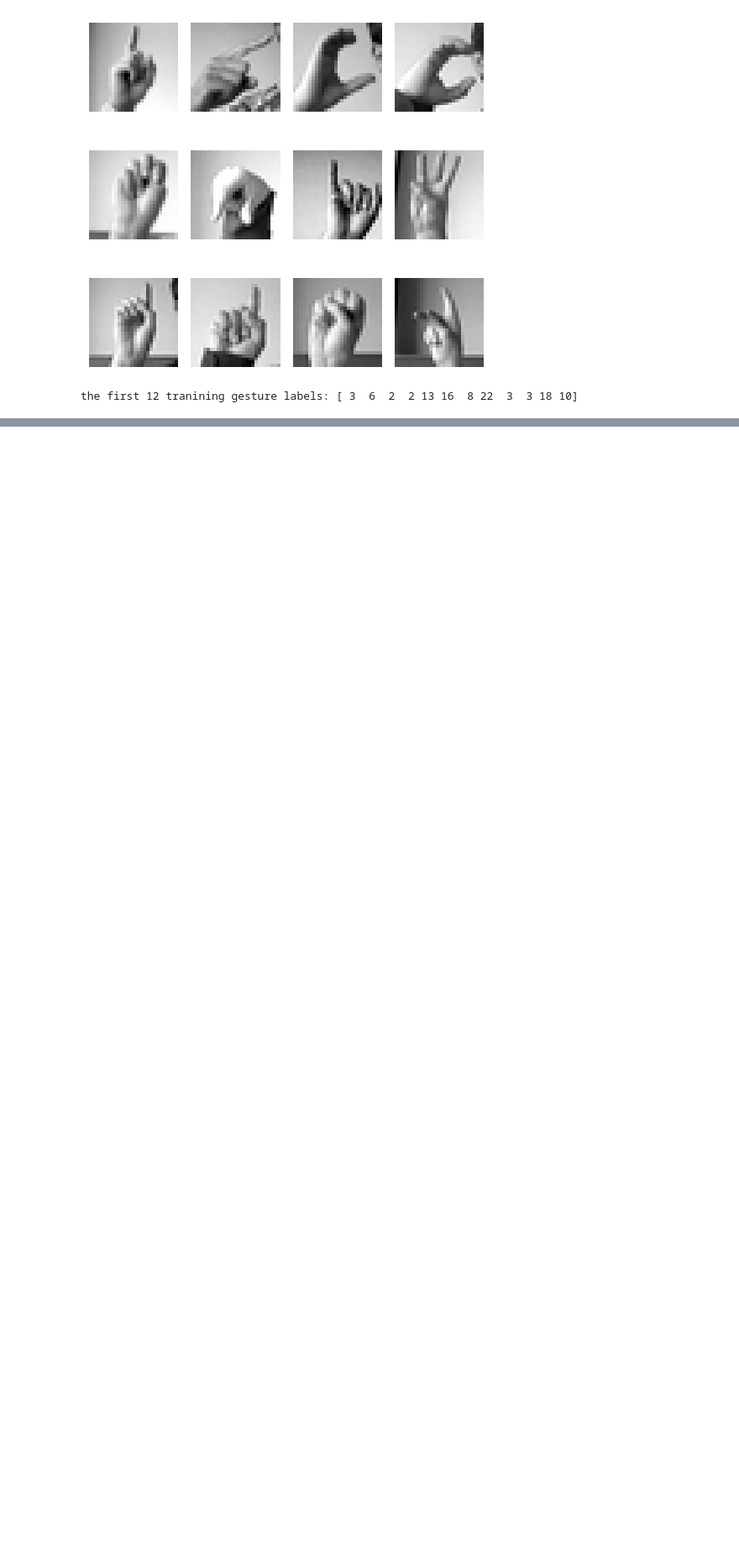
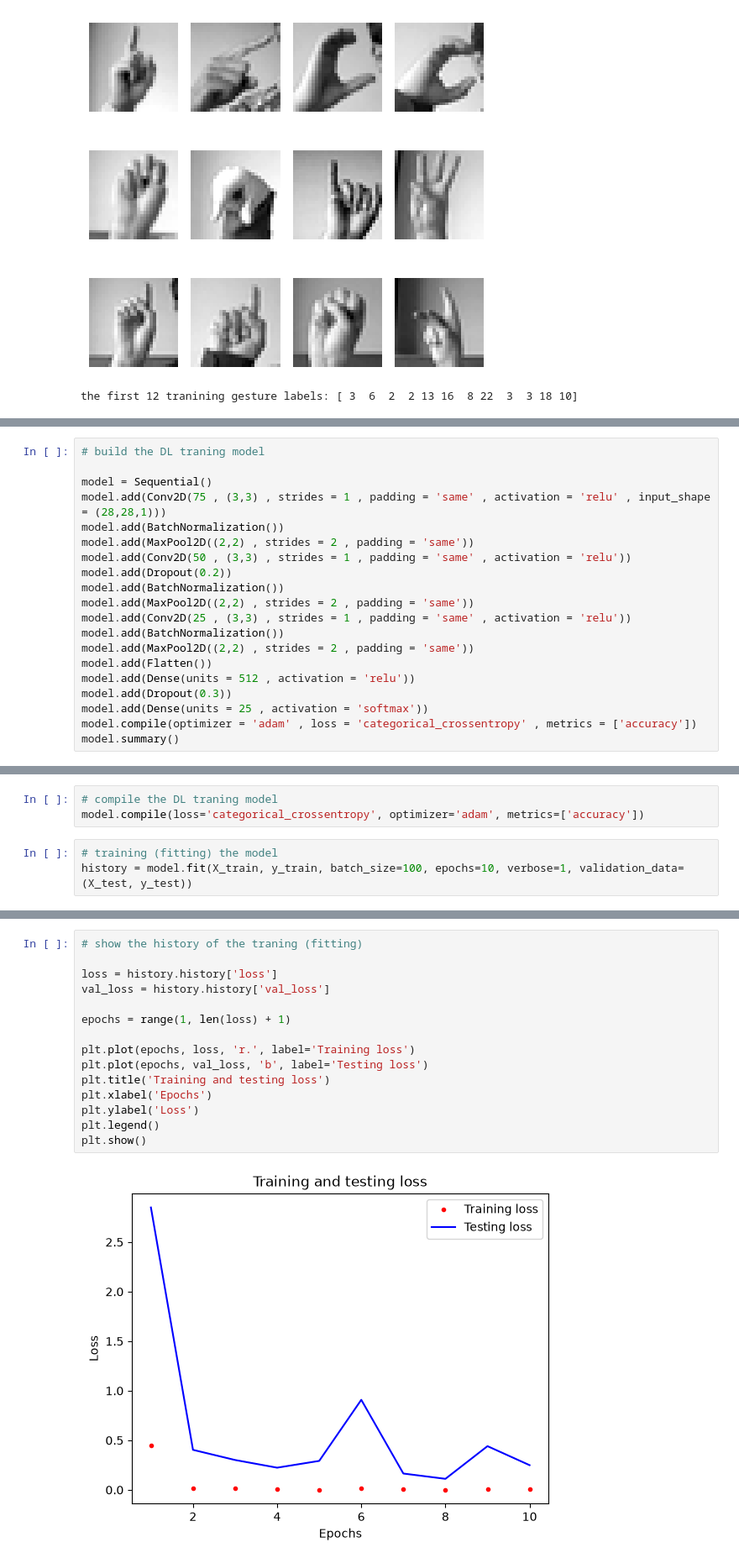
Before and after one commit to zamezamo/esp32_gesture_recognition, a Jupyter notebook: model/model.ipynb, the cells around one changed output, grey strips where cells are left out. Shown at 84% size. Cells and saved outputs as stored; diff of their text form; blank space fills up the shorter version.

Commit message:
try to build model

```diff
--- a/model/model.ipynb
+++ b/model/model.ipynb
@@ -53,0 +102,20 @@ the first 12 tranining gesture labels: [ 3  6  2  2 13 16  8 22  3  3 18 10]
+# %%
+# build the DL traning model
+
+model = Sequential()
+model.add(Conv2D(75 , (3,3) , strides = 1 , padding = 'same' , activation = 'relu' , input_shape = (28,28,1)))
+model.add(BatchNormalization())
+model.add(MaxPool2D((2,2) , strides = 2 , padding = 'same'))
+model.add(Conv2D(50 , (3,3) , strides = 1 , padding = 'same' , activation = 'relu'))
+model.add(Dropout(0.2))
+model.add(BatchNormalization())
+model.add(MaxPool2D((2,2) , strides = 2 , padding = 'same'))
+model.add(Conv2D(25 , (3,3) , strides = 1 , padding = 'same' , activation = 'relu'))
+model.add(BatchNormalization())
+model.add(MaxPool2D((2,2) , strides = 2 , padding = 'same'))
+model.add(Flatten())
+model.add(Dense(units = 512 , activation = 'relu'))
+model.add(Dropout(0.3))
+model.add(Dense(units = 25 , activation = 'softmax'))
+model.compile(optimizer = 'adam' , loss = 'categorical_crossentropy' , metrics = ['accuracy'])
+model.summary()
@@ -53,0 +147,6 @@ the first 12 tranining gesture labels: [ 3  6  2  2 13 16  8 22  3  3 18 10]
+# %%
+# compile the DL traning model
+model.compile(loss='categorical_crossentropy', optimizer='adam', metrics=['accuracy'])
+# %%
+# training (fitting) the model
+history = model.fit(X_train, y_train, batch_size=100, epochs=10, verbose=1, validation_data=(X_test, y_test))
@@ -53,0 +174,17 @@ the first 12 tranining gesture labels: [ 3  6  2  2 13 16  8 22  3  3 18 10]
+# %%
+# show the history of the traning (fitting)
+
+loss = history.history['loss']
+val_loss = history.history['val_loss']
+
+epochs = range(1, len(loss) + 1)
+
+plt.plot(epochs, loss, 'r.', label='Training loss')
+plt.plot(epochs, val_loss, 'b', label='Testing loss')
+plt.title('Training and testing loss')
+plt.xlabel('Epochs')
+plt.ylabel('Loss')
+plt.legend()
+plt.show()
+# %% [output]
+[figure, added]
```
Also changed, not shown: parts of 9 cells of this notebook.
